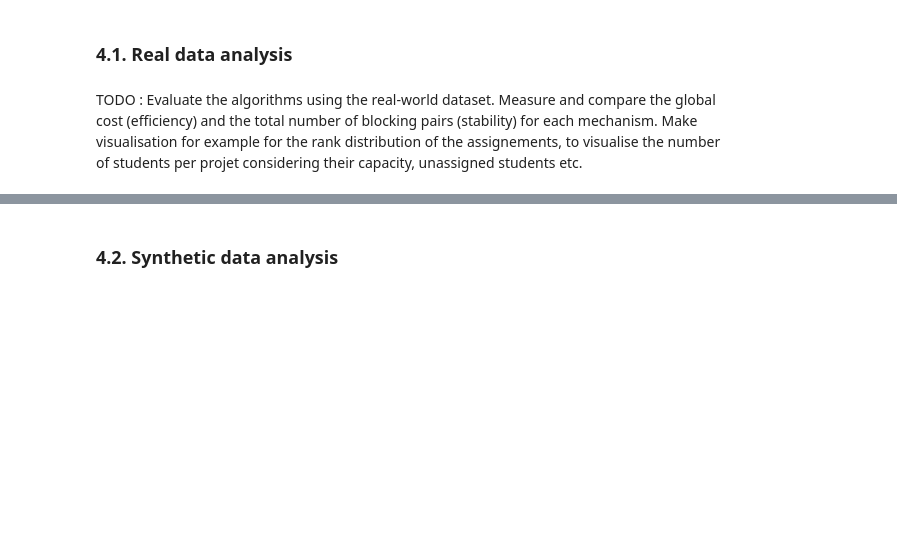
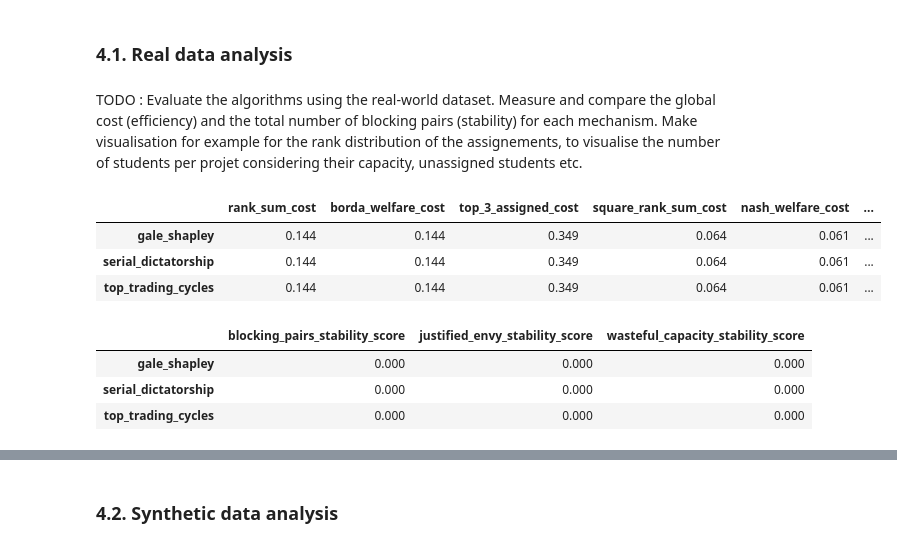
Before and after one commit to gviterbo/matching_project, a Jupyter notebook: notebooks/report_phase_1.ipynb, the cells around one changed output, grey strips where cells are left out. Drawn from its saved outputs; the diff is of its cells as text; code cells hidden in the pictures; blank space fills up the shorter version.

```diff
--- a/notebooks/report_phase_1.ipynb
+++ b/notebooks/report_phase_1.ipynb
@@ -62,18 +63,12 @@ def compute_matching(instance):
 # %% [markdown]
 ### 3.2. Cost and stability computations
 # %%
-cost_stability_functions = {
-    # Cost functions
+cost_functions = {
     "rank_sum_cost": rank_sum_cost,
     "borda_welfare_cost": borda_welfare_cost,
-    "top_n_assigned_cost": lambda matching: top_n_assigned_cost(matching, n=top_n_assigned_cost_value_of_n),
+    "top_3_assigned_cost": lambda matching: top_n_assigned_cost(matching, n=3),
     "square_rank_sum_cost": square_rank_sum_cost,
     "nash_welfare_cost": nash_welfare_cost,
     "max_rank_cost": max_rank_cost,
-    "unassigned_students_cost": unassigned_students_cost,
-
-    # Stability functions
-    "blocking_pairs_stability_score": blocking_pairs_stability_score,
-    "justified_envy_stability_score": justified_envy_stability_score,
-    "wasteful_capacity_stability_score": wasteful_capacity_stability_score
+    "unassigned_students_cost": unassigned_students_cost
 }
@@ -80,9 +81,9 @@ cost_stability_functions = {
 # %%
-def compute_cost_stability(matchings):
+def compute_cost(matchings):
     return pd.DataFrame.from_dict({
         alg_name: {
             cost_name: cost_fn(matching)
-            for cost_name, cost_fn in cost_stability_functions.items()
+            for cost_name, cost_fn in cost_functions.items()
         }
         for alg_name, matching in matchings.items()
     }, orient="index")
@@ -102,0 +119,14 @@ results_real = compute_cost_stability(matching_real)
+# %%
+cost_real
+# %% [output]
+|  | rank_sum_cost | borda_welfare_cost | top_3_assigned_cost | square_rank_sum_cost | nash_welfare_cost | ... |
+| gale_shapley | 0.144 | 0.144 | 0.349 | 0.064 | 0.061 | ... |
+| serial_dictatorship | 0.144 | 0.144 | 0.349 | 0.064 | 0.061 | ... |
+| top_trading_cycles | 0.144 | 0.144 | 0.349 | 0.064 | 0.061 | ... |
+# %%
+stability_real
+# %% [output]
+|  | blocking_pairs_stability_score | justified_envy_stability_score | wasteful_capacity_stability_score |
+| gale_shapley | 0.000 | 0.000 | 0.000 |
+| serial_dictatorship | 0.000 | 0.000 | 0.000 |
+| top_trading_cycles | 0.000 | 0.000 | 0.000 |
```
Also changed, not shown: parts of 9 cells of this notebook, 4 other files.
